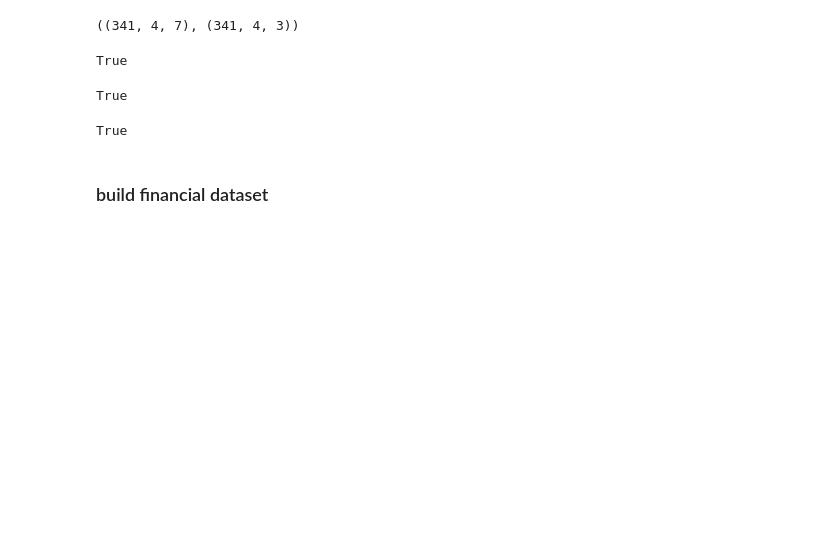
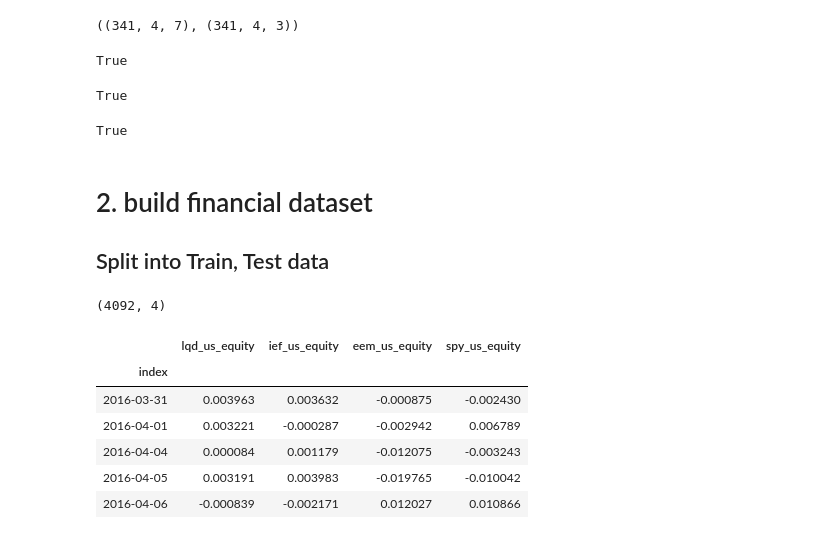
Before and after one commit to esvhd/mlstack, a Jupyter notebook: notebooks/fin_transformer.ipynb, the cells around one changed output. Drawn from its saved outputs; the diff is of its cells as text; code cells hidden in the pictures; blank space fills up the shorter version.

```diff
--- a/notebooks/fin_transformer.ipynb
+++ b/notebooks/fin_transformer.ipynb
@@ -235,4 +227,22 @@ np.allclose(pd.DataFrame(fx[1].T), x.iloc[12:19])
 # %% [output]
 True
 # %% [markdown]
-### build financial dataset
+# 2. build financial dataset
+
+## Split into Train, Test data
+# %%
+x.shape
+# %% [output]
+(4092, 4)
+# %%
+rx, tx = mlsk.train_test_split_ts(x, ban_zone=5, train_size=.8, shuffle=False)
+# %%
+rx.tail()
+# %% [output]
+|  | lqd_us_equity | ief_us_equity | eem_us_equity | spy_us_equity |
+| index |  |  |  |  |
+| 2016-03-31 | 0.003963 | 0.003632 | -0.000875 | -0.002430 |
+| 2016-04-01 | 0.003221 | -0.000287 | -0.002942 | 0.006789 |
+| 2016-04-04 | 0.000084 | 0.001179 | -0.012075 | -0.003243 |
+| 2016-04-05 | 0.003191 | 0.003983 | -0.019765 | -0.010042 |
+| 2016-04-06 | -0.000839 | -0.002171 | 0.012027 | 0.010866 |
```
Also changed, not shown: parts of 52 cells of this notebook, 1 other file.
